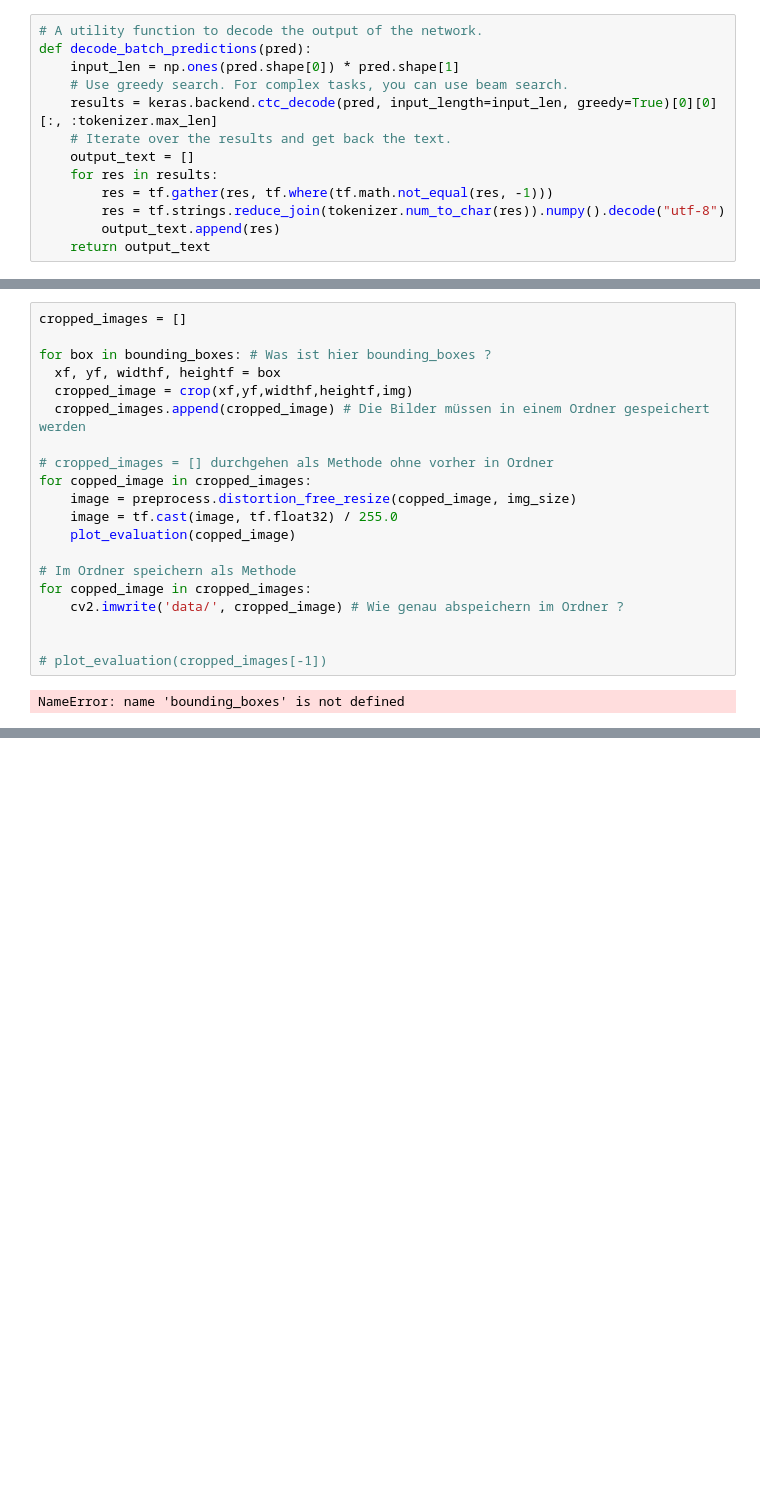
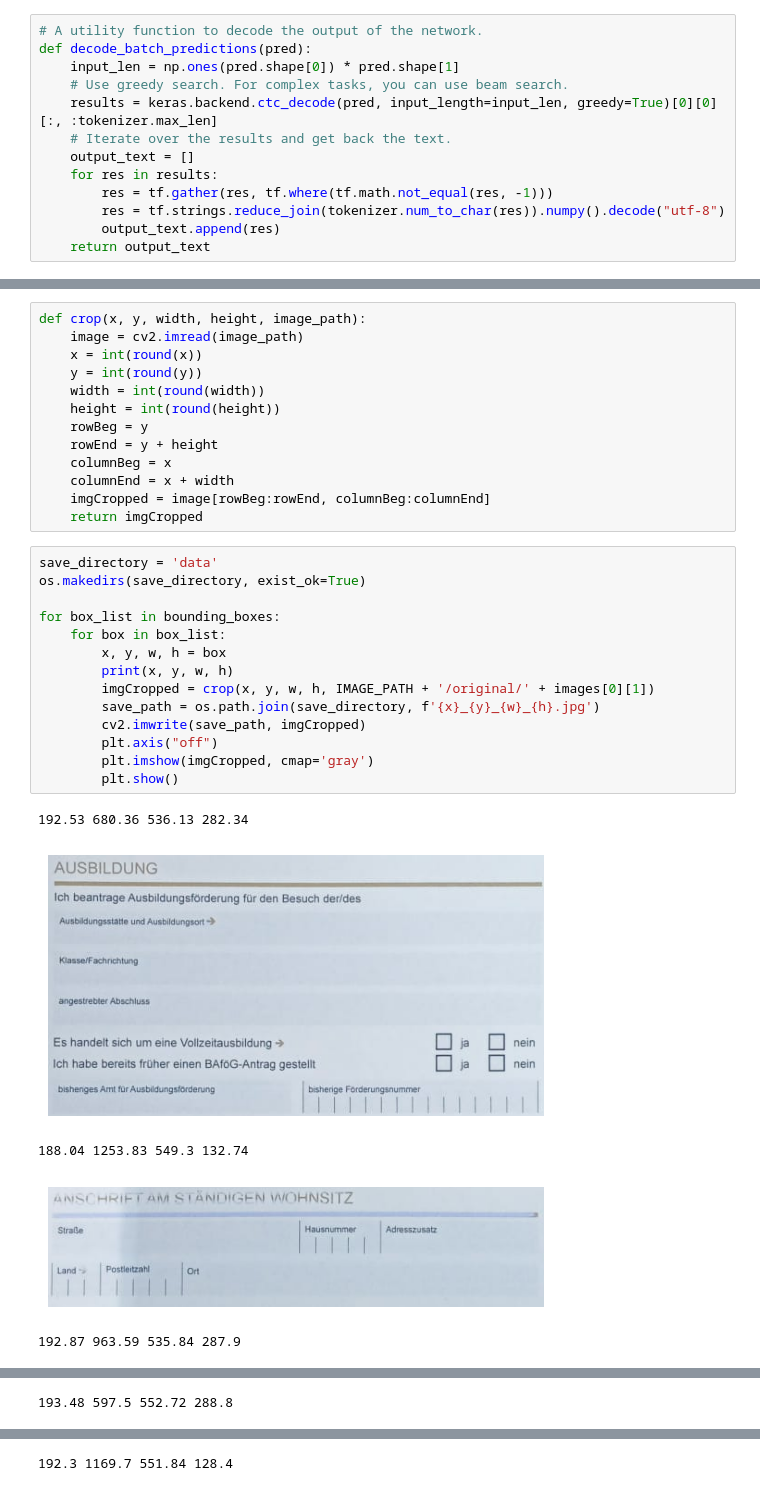
Before and after one commit to Haeuptling/BBArchComparison, a Jupyter notebook: dataset.ipynb, the cells around one changed output, grey strips where cells are left out. Saved outputs shown, nothing was run; the diff lists cells and outputs as text; blank space fills up the shorter version.

```diff
--- a/dataset.ipynb
+++ b/dataset.ipynb
@@ -450,23 +461,34 @@ plot_evaluation("single_image_result", image)
 [figure]
-# %%
-cropped_images = []
-
-for box in bounding_boxes: # Was ist hier bounding_boxes ?
-  xf, yf, widthf, heightf = box
-  cropped_image = crop(xf,yf,widthf,heightf,img)
-  cropped_images.append(cropped_image) # Die Bilder müssen in einem Ordner gespeichert werden
-
-# cropped_images = [] durchgehen als Methode ohne vorher in Ordner
-for copped_image in cropped_images:
-    image = preprocess.distortion_free_resize(copped_image, img_size)
-    image = tf.cast(image, tf.float32) / 255.0
-    plot_evaluation(copped_image)
-
-# Im Ordner speichern als Methode
-for copped_image in cropped_images:
-    cv2.imwrite('data/', cropped_image) # Wie genau abspeichern im Ordner ?
-
-
-# plot_evaluation(cropped_images[-1])
-# %% [output]
-NameError: name 'bounding_boxes' is not defined
+# %%
+def crop(x, y, width, height, image_path):
+    image = cv2.imread(image_path)
+    x = int(round(x))
+    y = int(round(y))
+    width = int(round(width))
+    height = int(round(height))
+    rowBeg = y
+    rowEnd = y + height
+    columnBeg = x
+    columnEnd = x + width
+    imgCropped = image[rowBeg:rowEnd, columnBeg:columnEnd]
+    return imgCropped
+# %%
+save_directory = 'data'
+os.makedirs(save_directory, exist_ok=True)
+
+for box_list in bounding_boxes:
+    for box in box_list:
+        x, y, w, h = box
+        print(x, y, w, h)
+        imgCropped = crop(x, y, w, h, IMAGE_PATH + '/original/' + images[0][1])
+        save_path = os.path.join(save_directory, f'{x}_{y}_{w}_{h}.jpg')
+        cv2.imwrite(save_path, imgCropped)
+        plt.axis("off")
+        plt.imshow(imgCropped, cmap='gray')
+        plt.show()
+# %% [output]
+192.53 680.36 536.13 282.34
+[figure, added]
+188.04 1253.83 549.3 132.74
+[figure, added]
+192.87 963.59 535.84 287.9
@@ -472,0 +496 @@ NameError: name 'bounding_boxes' is not defined
+193.48 597.5 552.72 288.8
@@ -472,0 +498 @@ NameError: name 'bounding_boxes' is not defined
+192.3 1169.7 551.84 128.4
```
Also changed, not shown: parts of 7 cells of this notebook.
